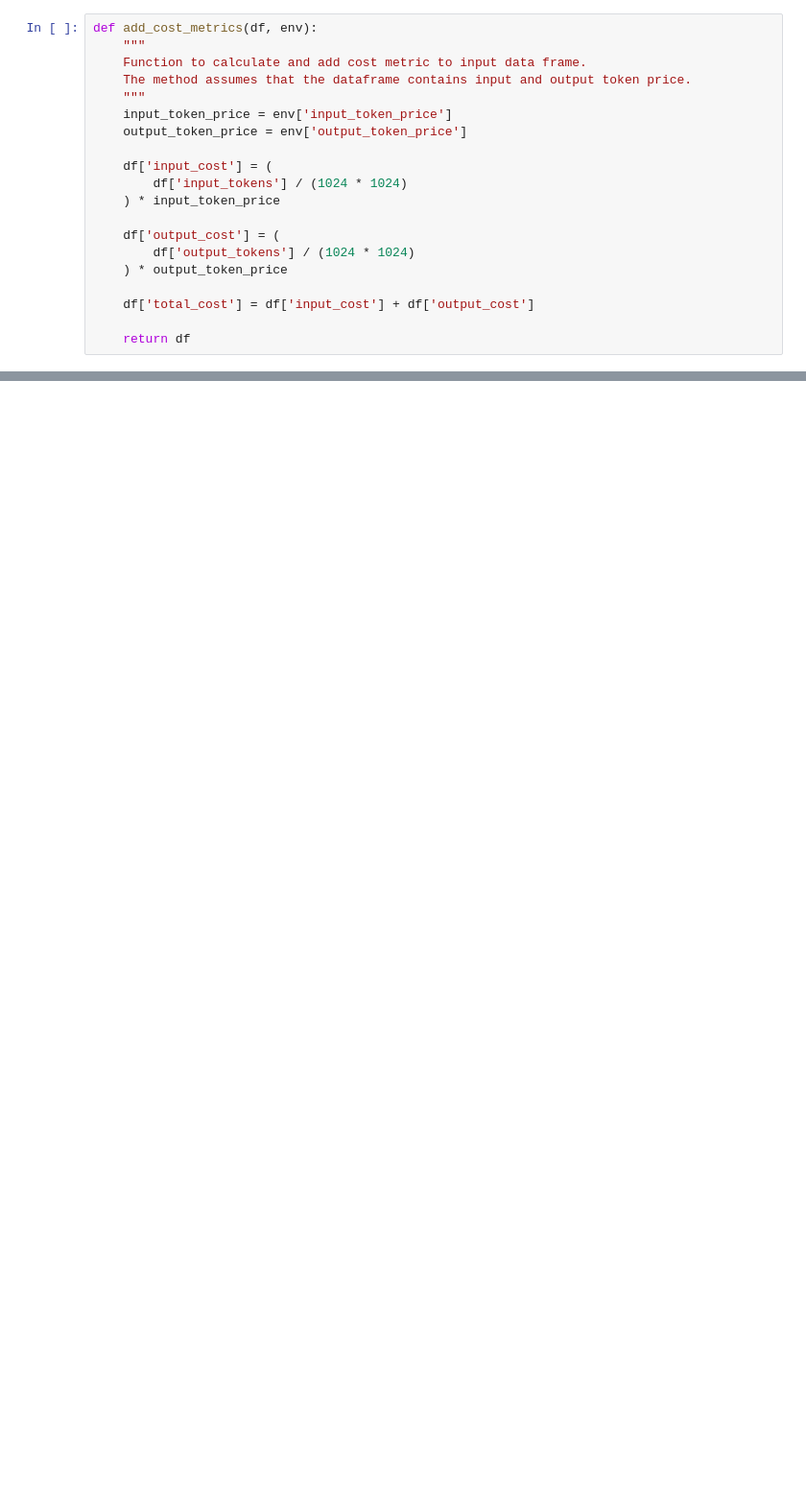
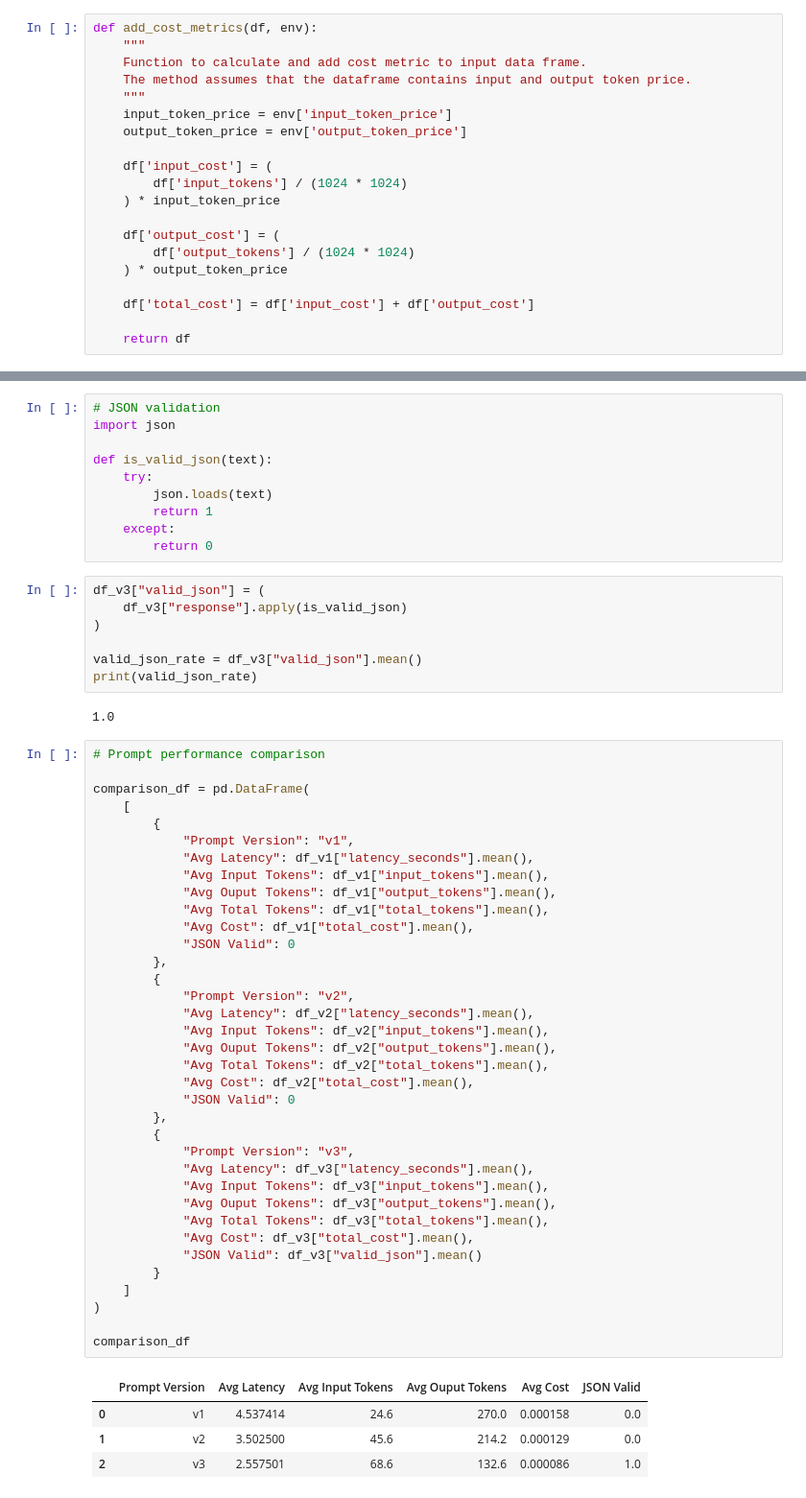
Before and after one commit to 2025ae05182/eduassist-llmops-prompt-evaluation, a Jupyter notebook: notebooks/eduassist-llmops.ipynb, the cells around one changed output, grey strips where cells are left out. Shown at 96% size. Drawn from its saved outputs; the diff is of its cells as text; blank space fills up the shorter version.

Commit message:
Task 3: Three prompt versions implemented with metrics calculated

```diff
--- a/notebooks/eduassist-llmops.ipynb
+++ b/notebooks/eduassist-llmops.ipynb
@@ -286,0 +414,60 @@ Project monthly average cost: $0.89
+# %%
+# JSON validation
+import json
+
+def is_valid_json(text):
+    try:
+        json.loads(text)
+        return 1
+    except:
+        return 0
+# %%
+df_v3["valid_json"] = (
+    df_v3["response"].apply(is_valid_json)
+)
+
+valid_json_rate = df_v3["valid_json"].mean()
+print(valid_json_rate)
+# %% [output]
+1.0
+# %%
+# Prompt performance comparison
+
+comparison_df = pd.DataFrame(
+    [
+        {
+            "Prompt Version": "v1",
+            "Avg Latency": df_v1["latency_seconds"].mean(),
+            "Avg Input Tokens": df_v1["input_tokens"].mean(),
+            "Avg Ouput Tokens": df_v1["output_tokens"].mean(),
+            "Avg Total Tokens": df_v1["total_tokens"].mean(),
+            "Avg Cost": df_v1["total_cost"].mean(),
+            "JSON Valid": 0
+        },
+        {
+            "Prompt Version": "v2",
+            "Avg Latency": df_v2["latency_seconds"].mean(),
+            "Avg Input Tokens": df_v2["input_tokens"].mean(),
+            "Avg Ouput Tokens": df_v2["output_tokens"].mean(),
+            "Avg Total Tokens": df_v2["total_tokens"].mean(),
+            "Avg Cost": df_v2["total_cost"].mean(),
+            "JSON Valid": 0
+        },
+        {
+            "Prompt Version": "v3",
+            "Avg Latency": df_v3["latency_seconds"].mean(),
+            "Avg Input Tokens": df_v3["input_tokens"].mean(),
+            "Avg Ouput Tokens": df_v3["output_tokens"].mean(),
+            "Avg Total Tokens": df_v3["total_tokens"].mean(),
+            "Avg Cost": df_v3["total_cost"].mean(),
+            "JSON Valid": df_v3["valid_json"].mean()
+        }
+    ]
+)
+
+comparison_df
+# %% [output]
+|  | Prompt Version | Avg Latency | Avg Input Tokens | Avg Ouput Tokens | Avg Cost | JSON Valid |
+| 0 | v1 | 4.537414 | 24.6 | 270.0 | 0.000158 | 0.0 |
+| 1 | v2 | 3.502500 | 45.6 | 214.2 | 0.000129 | 0.0 |
+| 2 | v3 | 2.557501 | 68.6 | 132.6 | 0.000086 | 1.0 |
```
Also changed, not shown: parts of 10 cells of this notebook.
